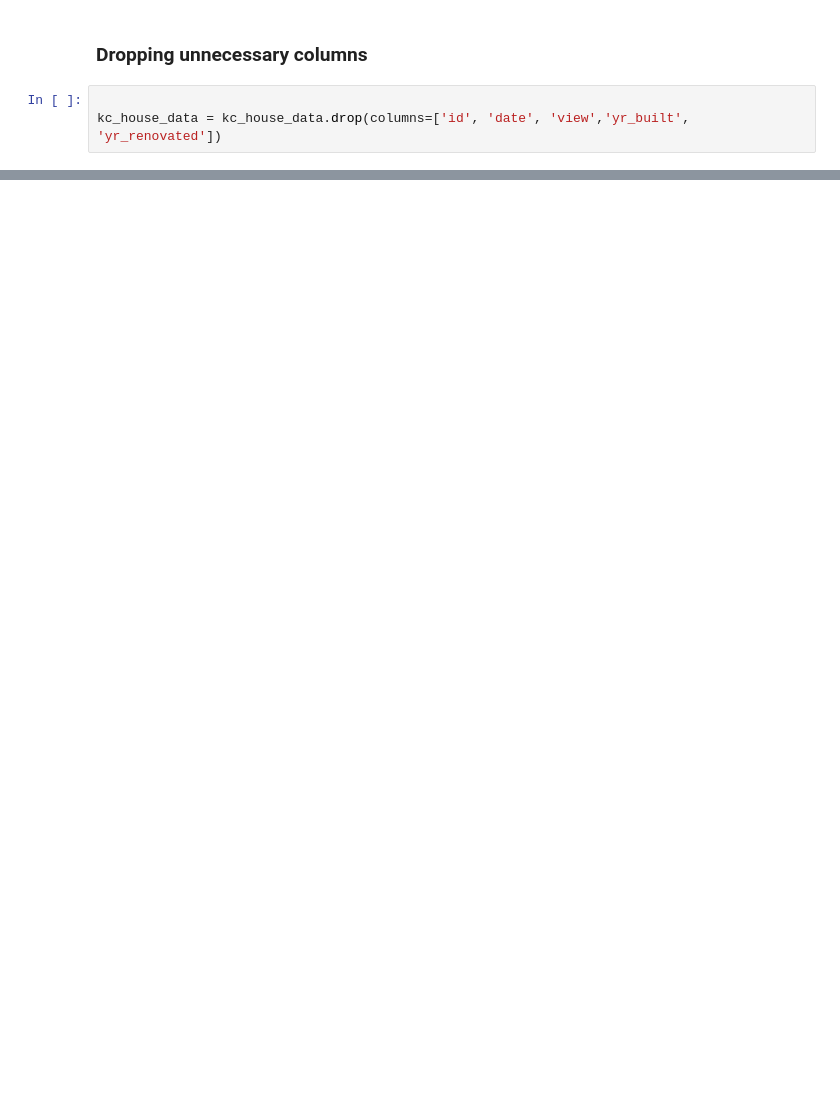
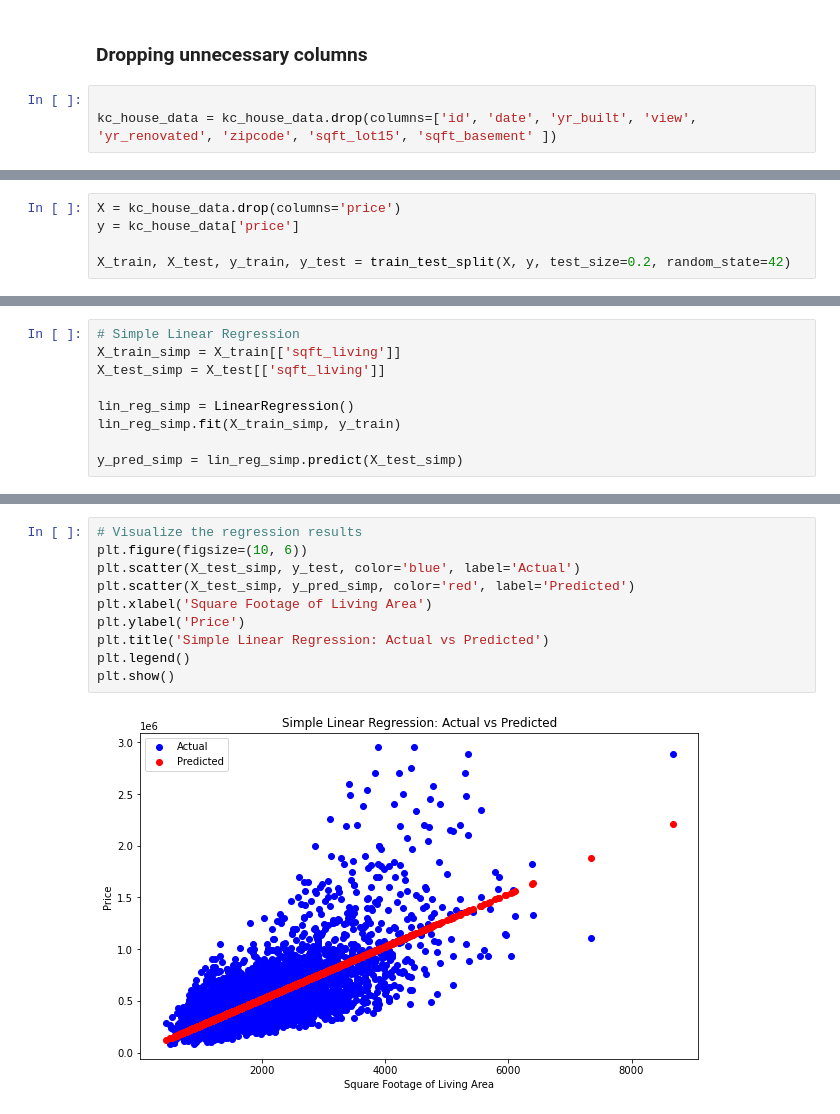
Before and after one commit to geomwangi007/Group18_Phase2_Project, a Jupyter notebook: Personal_notebooks/Maureen.ipynb, the cells around one changed output, grey strips where cells are left out. Drawn from its saved outputs; the diff is of its cells as text; blank space fills up the shorter version.

```diff
--- a/Personal_notebooks/Maureen.ipynb
+++ b/Personal_notebooks/Maureen.ipynb
@@ -228,4 +245,4 @@ kc_house_data['waterfront'].fillna(kc_house_data['waterfront'].mode()[0], inplac
 ### Dropping unnecessary columns
 # %%
 
-kc_house_data = kc_house_data.drop(columns=['id', 'date', 'view','yr_built', 'yr_renovated'])
+kc_house_data = kc_house_data.drop(columns=['id', 'date', 'yr_built', 'view', 'yr_renovated', 'zipcode', 'sqft_lot15', 'sqft_basement' ])
@@ -297,0 +296,5 @@ max    98199.000000     47.777600   -121.315000    6210.000000  871200.000000
+# %%
+X = kc_house_data.drop(columns='price')
+y = kc_house_data['price']
+
+X_train, X_test, y_train, y_test = train_test_split(X, y, test_size=0.2, random_state=42)
@@ -297,0 +307,9 @@ max    98199.000000     47.777600   -121.315000    6210.000000  871200.000000
+# %%
+# Simple Linear Regression
+X_train_simp = X_train[['sqft_living']]
+X_test_simp = X_test[['sqft_living']]
+
+lin_reg_simp = LinearRegression()
+lin_reg_simp.fit(X_train_simp, y_train)
+
+y_pred_simp = lin_reg_simp.predict(X_test_simp)
@@ -297,0 +347,12 @@ max    98199.000000     47.777600   -121.315000    6210.000000  871200.000000
+# %%
+# Visualize the regression results
+plt.figure(figsize=(10, 6))
+plt.scatter(X_test_simp, y_test, color='blue', label='Actual')
+plt.scatter(X_test_simp, y_pred_simp, color='red', label='Predicted')
+plt.xlabel('Square Footage of Living Area')
+plt.ylabel('Price')
+plt.title('Simple Linear Regression: Actual vs Predicted')
+plt.legend()
+plt.show()
+# %% [output]
+[figure, added]
```
Also changed, not shown: parts of 18 cells of this notebook.
